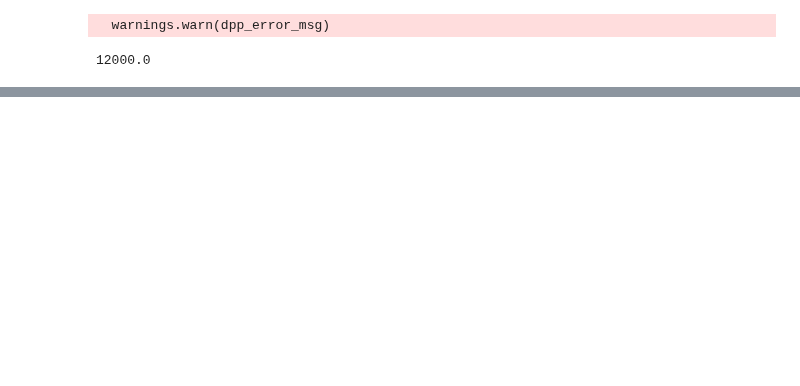
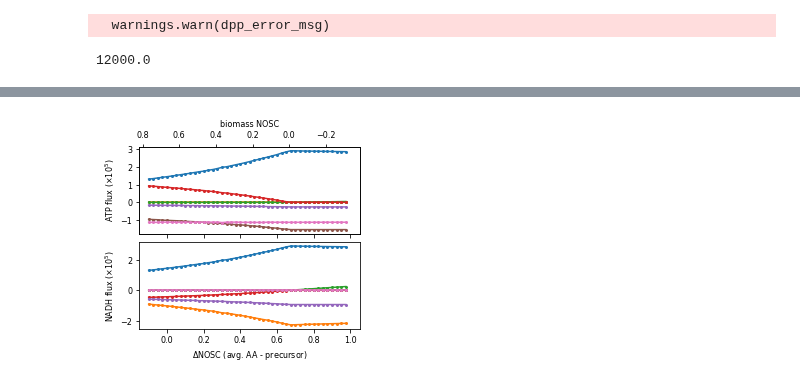
Before and after one commit to flamholz/redox-proteome, a Jupyter notebook: notebooks/LinearAllocationModel.ipynb, the cells around one changed output, grey strips where cells are left out. Cells and saved outputs as stored; diff of their text form; code cells hidden in the pictures; blank space fills up the shorter version.

```diff
--- a/notebooks/LinearAllocationModel.ipynb
+++ b/notebooks/LinearAllocationModel.ipynb
@@ -240,2 +327,42 @@ max_mus = np.array(max_mus)
+# %%
+fig, axs = plt.subplots(nrows=2, figsize=(3.7, 3.5), sharex=True)
+atp_fluxes = lam.S_df['ATP'].multiply(opt_js_nosc)
+ech_fluxes = lam.S_df['ECH'].multiply(opt_js_nosc)
+
+plt.sca(axs[0])
+for c in atp_fluxes.columns:
+    js = atp_fluxes[c]*1e5
+    plt.plot(soln_dNOSCs, js, label=c, marker='o', markersize=2)
+#plt.xlabel('$\Delta$NOSC (avg. AA - precursor)', fontsize=8)
+plt.ylabel('ATP flux ($\\times10^5$)', fontsize=8)
+xlim = np.array([-0.15, 1.05])
+plt.xlim(xlim)
+plt.tick_params(axis='both', labelsize=8)
+
+plt.twiny()
+plt.xlim(-xlim+2/3)
+plt.xlabel('biomass NOSC', fontsize=8)
+plt.tick_params(axis='both', labelsize=8)
+
+plt.sca(axs[1])
+for c in ech_fluxes.columns:
+    js = ech_fluxes[c]*1e5
+    plt.plot(soln_dNOSCs, js, label=c, marker='o', markersize=2)
+
+plt.xlabel('$\Delta$NOSC (avg. AA - precursor)', fontsize=8)
+plt.ylabel('NADH flux ($\\times10^5$)', fontsize=8)
+plt.xlim(xlim)
+plt.tick_params(axis='both', labelsize=8)
+
+#plt.twiny()
+#plt.xlim(-xlim+2/3)
+#plt.xlabel('biomass NOSC', fontsize=8)
+#plt.tick_params(axis='both', labelsize=8)
+
+plt.tight_layout(pad=0.5)
+plt.savefig('../output/linear_model_NOSC_cofactor_fluxes.png', facecolor='w', dpi=600)
+plt.show()
+# %% [output]
+[figure, added]
 # %%
 plt.figure(figsize=(3.5,2.5))
```
Also changed, not shown: parts of 10 cells of this notebook, 7 other files.
